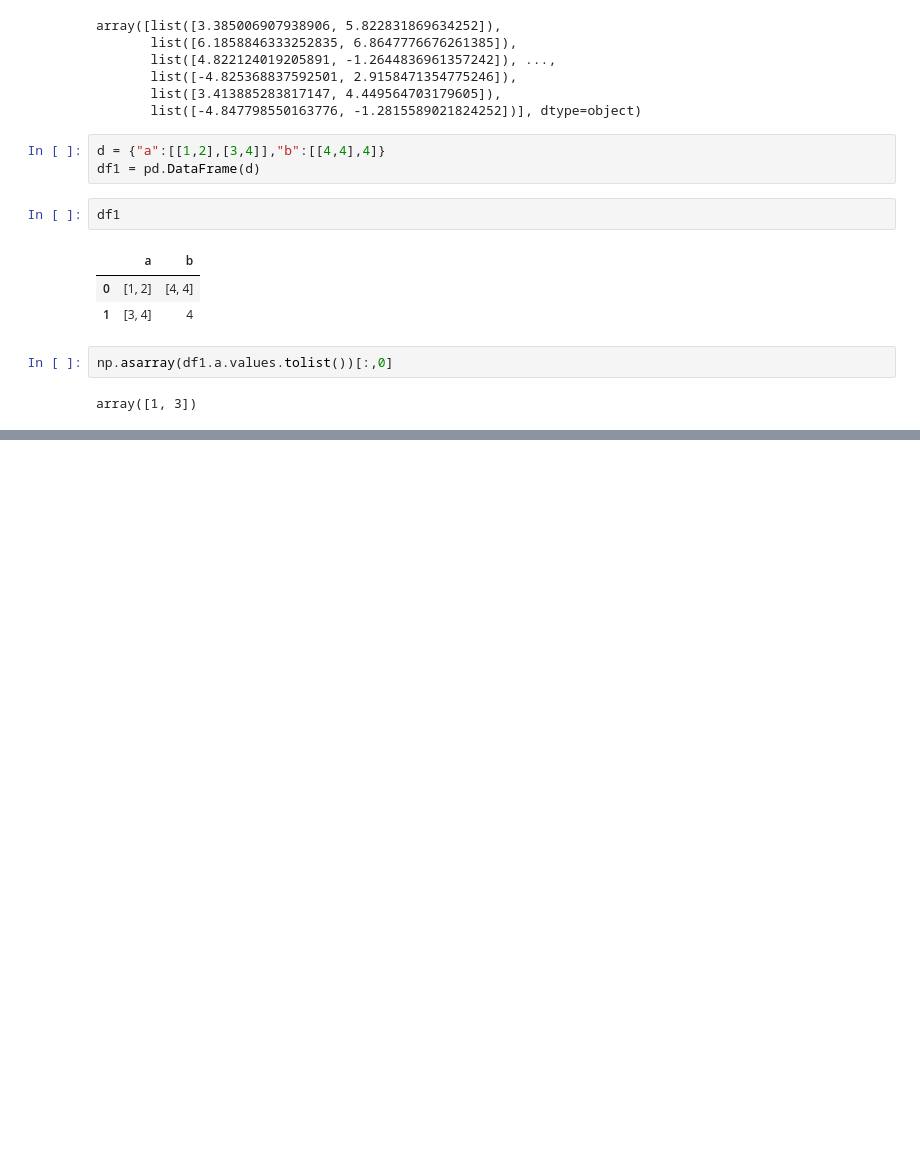
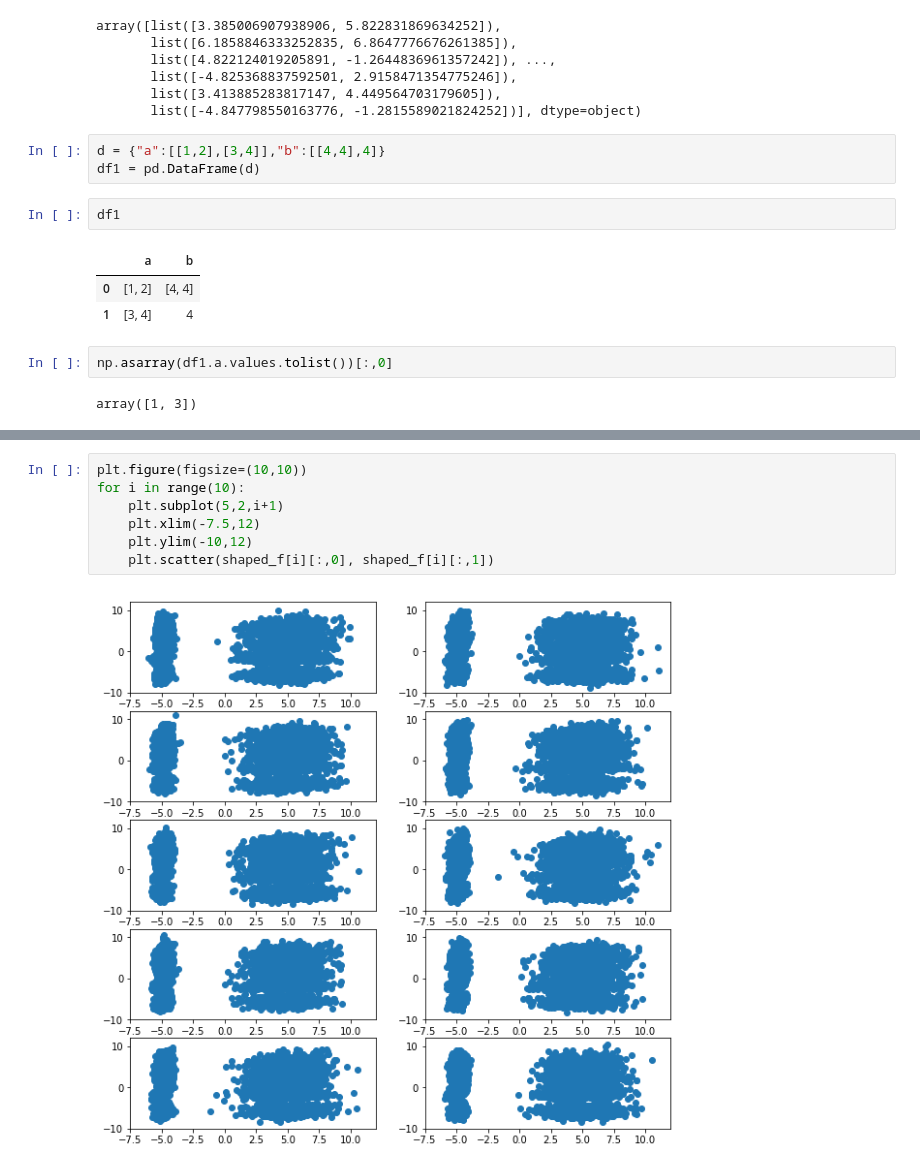
Before and after one commit to takitaki7474/lab-investigation, a Jupyter notebook: feature_exp/notebook/visualize_feature.ipynb, the cells around one changed output, grey strips where cells are left out. Cells and saved outputs as stored; diff of their text form; blank space fills up the shorter version.

```diff
--- a/feature_exp/notebook/visualize_feature.ipynb
+++ b/feature_exp/notebook/visualize_feature.ipynb
@@ -98,0 +108,9 @@ array([1, 3])
+# %%
+plt.figure(figsize=(10,10))
+for i in range(10):
+    plt.subplot(5,2,i+1)
+    plt.xlim(-7.5,12)
+    plt.ylim(-10,12)
+    plt.scatter(shaped_f[i][:,0], shaped_f[i][:,1])
+# %% [output]
+[figure, added]
```
Also changed, not shown: parts of 2 cells of this notebook.
